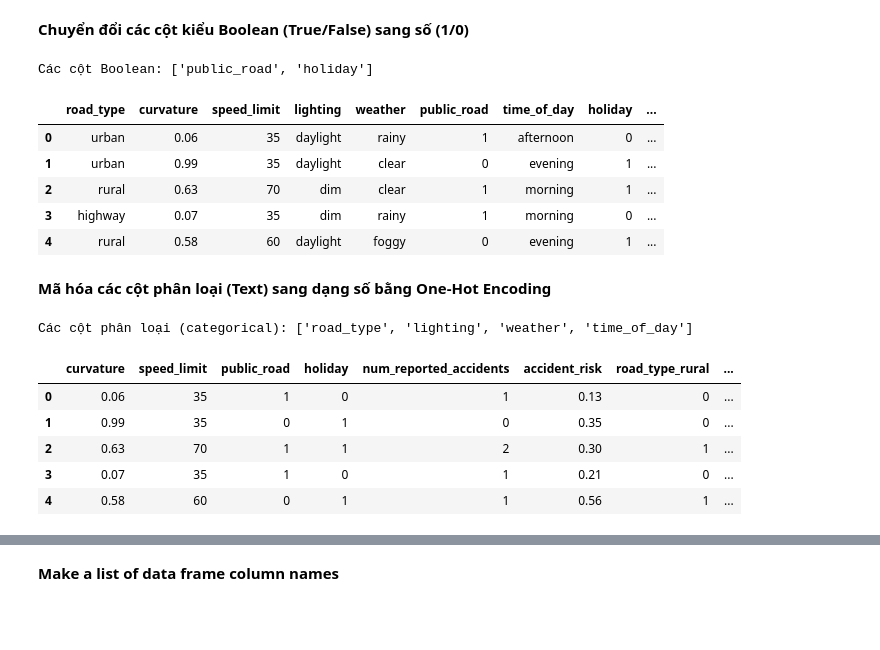
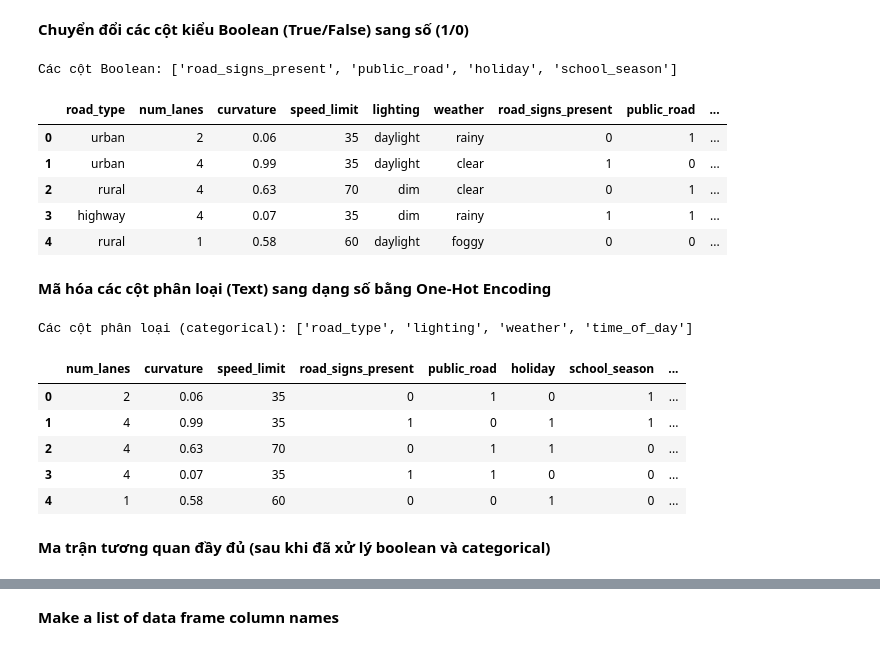
Before and after one commit to nhathoa25/Predicting-Road-Accident-Risk, a Jupyter notebook: Predicting_Road_Accident_Risk.ipynb, the cells around one changed output, grey strips where cells are left out. Saved outputs shown, nothing was run; the diff lists cells and outputs as text; code cells hidden in the pictures; blank space fills up the shorter version.

```diff
--- a/Predicting_Road_Accident_Risk.ipynb
+++ b/Predicting_Road_Accident_Risk.ipynb
@@ -15,6 +15,6 @@ import matplotlib.pyplot as plt
 import seaborn as sns
 %matplotlib inline
 # %%
-df = pd.read_csv("Predicting_Road_Accident_Risk.csv")
+df = pd.read_csv("Cleaned_Road_Accident_Risk.csv")
 df.head()
 # %% [output]
@@ -178,19 +117,20 @@ df_model.head()
 # %% [markdown]
 **Chuyển đổi các cột kiểu Boolean (True/False) sang số (1/0)**
 # %%
+df_model = df.copy()
 bool_cols = df_model.select_dtypes(include='bool').columns.tolist()
 print("Các cột Boolean:", bool_cols)
 
 df_model[bool_cols] = df_model[bool_cols].astype(int)
 df_model.head()
 # %% [output]
-Các cột Boolean: ['public_road', 'holiday']
+Các cột Boolean: ['road_signs_present', 'public_road', 'holiday', 'school_season']
-|  | road_type | curvature | speed_limit | lighting | weather | public_road | time_of_day | holiday | ... |
-| 0 | urban | 0.06 | 35 | daylight | rainy | 1 | afternoon | 0 | ... |
-| 1 | urban | 0.99 | 35 | daylight | clear | 0 | evening | 1 | ... |
-| 2 | rural | 0.63 | 70 | dim | clear | 1 | morning | 1 | ... |
-| 3 | highway | 0.07 | 35 | dim | rainy | 1 | morning | 0 | ... |
-| 4 | rural | 0.58 | 60 | daylight | foggy | 0 | evening | 1 | ... |
+|  | road_type | num_lanes | curvature | speed_limit | lighting | weather | road_signs_present | public_road | ... |
+| 0 | urban | 2 | 0.06 | 35 | daylight | rainy | 0 | 1 | ... |
+| 1 | urban | 4 | 0.99 | 35 | daylight | clear | 1 | 0 | ... |
+| 2 | rural | 4 | 0.63 | 70 | dim | clear | 0 | 1 | ... |
+| 3 | highway | 4 | 0.07 | 35 | dim | rainy | 1 | 1 | ... |
+| 4 | rural | 1 | 0.58 | 60 | daylight | foggy | 0 | 0 | ... |
 # %% [markdown]
 **Mã hóa các cột phân loại (Text) sang dạng số bằng One-Hot Encoding**
 # %%
@@ -207,9 +147,11 @@ df_model[new_bool_cols] = df_model[new_bool_cols].astype(int)
 df_model.head()
 # %% [output]
 Các cột phân loại (categorical): ['road_type', 'lighting', 'weather', 'time_of_day']
-|  | curvature | speed_limit | public_road | holiday | num_reported_accidents | accident_risk | road_type_rural | ... |
-| 0 | 0.06 | 35 | 1 | 0 | 1 | 0.13 | 0 | ... |
-| 1 | 0.99 | 35 | 0 | 1 | 0 | 0.35 | 0 | ... |
-| 2 | 0.63 | 70 | 1 | 1 | 2 | 0.30 | 1 | ... |
-| 3 | 0.07 | 35 | 1 | 0 | 1 | 0.21 | 0 | ... |
-| 4 | 0.58 | 60 | 0 | 1 | 1 | 0.56 | 1 | ... |
+|  | num_lanes | curvature | speed_limit | road_signs_present | public_road | holiday | school_season | ... |
+| 0 | 2 | 0.06 | 35 | 0 | 1 | 0 | 1 | ... |
+| 1 | 4 | 0.99 | 35 | 1 | 0 | 1 | 1 | ... |
+| 2 | 4 | 0.63 | 70 | 0 | 1 | 1 | 0 | ... |
+| 3 | 4 | 0.07 | 35 | 1 | 1 | 0 | 0 | ... |
+| 4 | 1 | 0.58 | 60 | 0 | 0 | 1 | 0 | ... |
+# %% [markdown]
+**Ma trận tương quan đầy đủ (sau khi đã xử lý boolean và categorical)**
```
Also changed, not shown: parts of 28 cells of this notebook.
